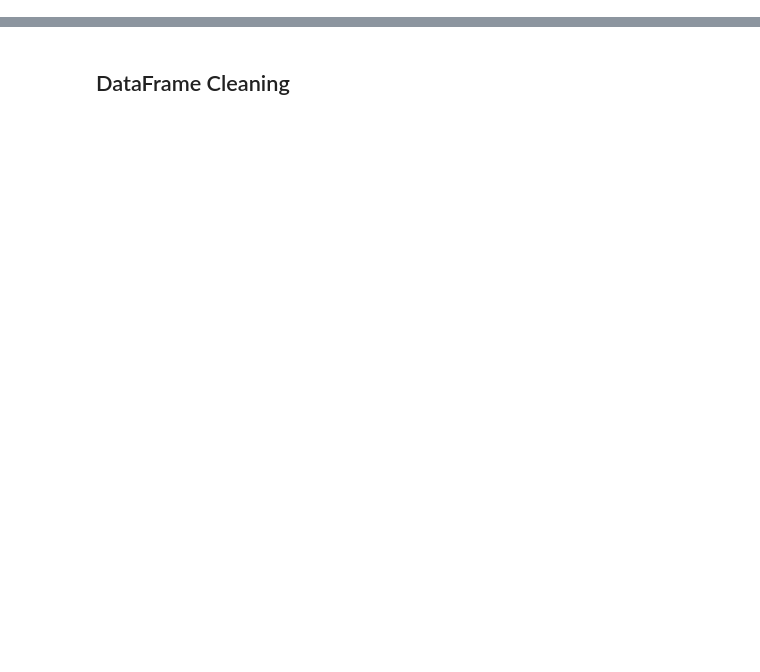
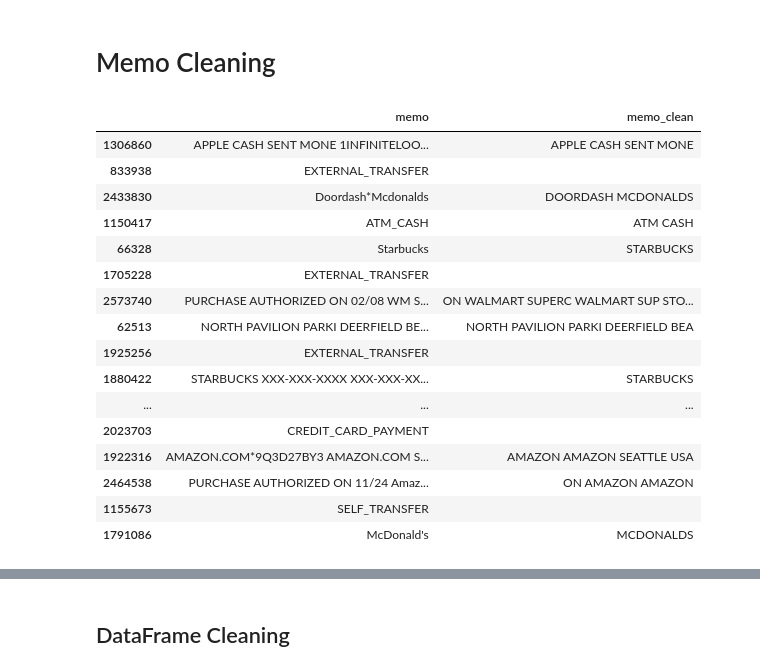
Before and after one commit to etflores1/dsc180a-prism-data, a Jupyter notebook: 03_preprocessing.ipynb, the cells around one changed output, grey strips where cells are left out. Saved outputs shown, nothing was run; the diff lists cells and outputs as text; code cells hidden in the pictures; blank space fills up the shorter version.

```diff
--- a/03_preprocessing.ipynb
+++ b/03_preprocessing.ipynb
@@ -6,0 +6,2 @@ with capture_output():
+# %% [markdown]
+# Memo Cleaning
@@ -6,0 +122,45 @@ with capture_output():
+# %%
+def clean_memo(text):
+    if pd.isna(text):
+        return ""
+    s = str(text)
+
+    s = _normalize_separators(s)
+    s = _uppercase(s)
+
+    s = _remove_sys_keywords(s)
+    s = _remove_visa_phrases(s)
+    s = _remove_vsa_pmt(s)
+    s = _remove_https_tokens(s)
+    s = _remove_xxx_patterns(s)
+    s = _remove_mixed_alphanum(s)
+    s = _remove_numbers_and_dates(s)
+    s = _remove_states(s)
+    s = _standardize_abbreviations(s)
+    s = _remove_punct_and_normalize_spaces(s)
+    s = _filter_junk_tokens(s)
+
+    return s
+
+removed_counter.clear()
+outflows['memo_clean'] = outflows['memo'].apply(clean_memo)
+# %%
+outflows[['memo', 'memo_clean']].sample(50)
+# %% [output]
+|  | memo | memo_clean |
+| 1306860 | APPLE CASH SENT MONE 1INFINITELOO... | APPLE CASH SENT MONE |
+| 833938 | EXTERNAL_TRANSFER |  |
+| 2433830 | Doordash*Mcdonalds | DOORDASH MCDONALDS |
+| 1150417 | ATM_CASH | ATM CASH |
+| 66328 | Starbucks | STARBUCKS |
+| 1705228 | EXTERNAL_TRANSFER |  |
+| 2573740 | PURCHASE AUTHORIZED ON 02/08 WM S... | ON WALMART SUPERC WALMART SUP STO... |
+| 62513 | NORTH PAVILION PARKI DEERFIELD BE... | NORTH PAVILION PARKI DEERFIELD BEA |
+| 1925256 | EXTERNAL_TRANSFER |  |
+| 1880422 | STARBUCKS XXX-XXX-XXXX XXX-XXX-XX... | STARBUCKS |
+| ... | ... | ... |
+| 2023703 | CREDIT_CARD_PAYMENT |  |
+| 1922316 | AMAZON.COM*9Q3D27BY3 AMAZON.COM S... | AMAZON AMAZON SEATTLE USA |
+| 2464538 | PURCHASE AUTHORIZED ON 11/24 Amaz... | ON AMAZON AMAZON |
+| 1155673 | SELF_TRANSFER |  |
+| 1791086 | McDonald's | MCDONALDS |
```
Also changed, not shown: parts of 5 cells of this notebook, 1 other file.
